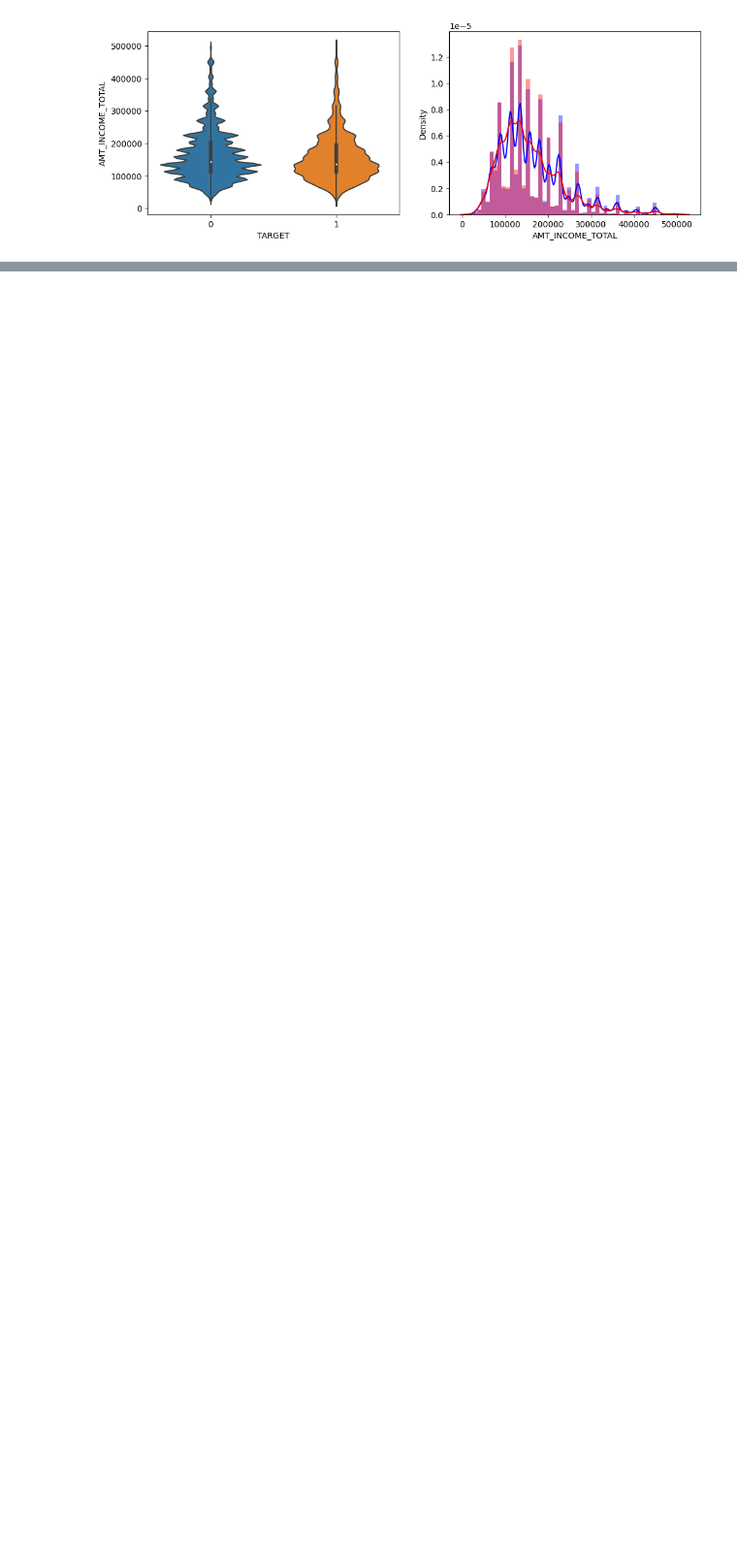
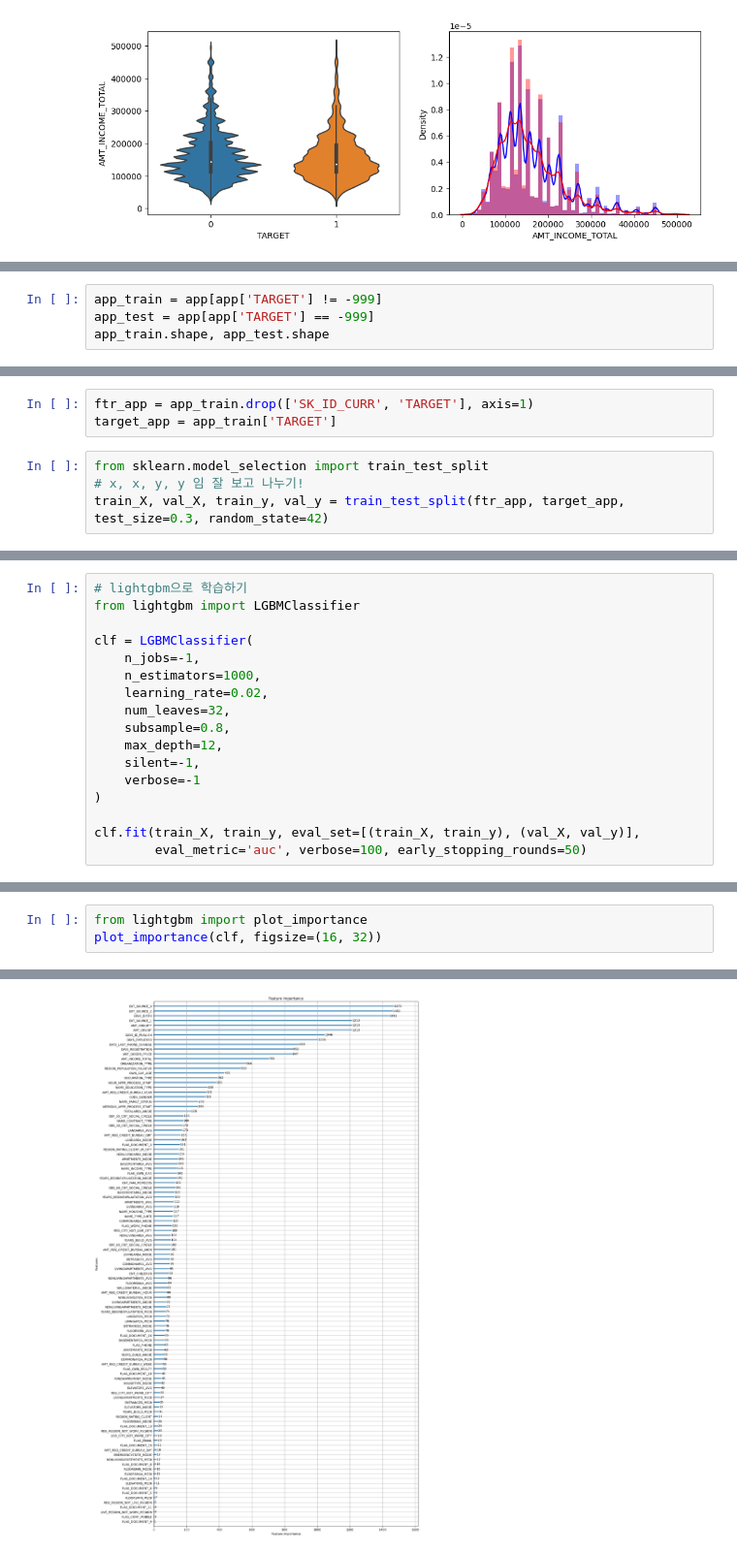
Before and after one commit to minglet/ML_study, a Jupyter notebook: advanced_kaggle/app_baseline_01.ipynb, the cells around one changed output, grey strips where cells are left out. Shown at 97% size. Cells and saved outputs as stored; diff of their text form; blank space fills up the shorter version.

```diff
--- a/advanced_kaggle/app_baseline_01.ipynb
+++ b/advanced_kaggle/app_baseline_01.ipynb
@@ -206,0 +311,4 @@ https://gist.github.com/mwaskom/de44147ed2974457ad6372750bbe5751
+# %%
+app_train = app[app['TARGET'] != -999]
+app_test = app[app['TARGET'] == -999]
+app_train.shape, app_test.shape
@@ -206,0 +322,7 @@ https://gist.github.com/mwaskom/de44147ed2974457ad6372750bbe5751
+# %%
+ftr_app = app_train.drop(['SK_ID_CURR', 'TARGET'], axis=1)
+target_app = app_train['TARGET']
+# %%
+from sklearn.model_selection import train_test_split
+# x, x, y, y 임 잘 보고 나누기!
+train_X, val_X, train_y, val_y = train_test_split(ftr_app, target_app, test_size=0.3, random_state=42)
@@ -206,0 +333,17 @@ https://gist.github.com/mwaskom/de44147ed2974457ad6372750bbe5751
+# %%
+# lightgbm으로 학습하기
+from lightgbm import LGBMClassifier
+
+clf = LGBMClassifier(
+    n_jobs=-1,
+    n_estimators=1000,
+    learning_rate=0.02,
+    num_leaves=32,
+    subsample=0.8,
+    max_depth=12,
+    silent=-1,
+    verbose=-1
+)
+
+clf.fit(train_X, train_y, eval_set=[(train_X, train_y), (val_X, val_y)],
+        eval_metric='auc', verbose=100, early_stopping_rounds=50)
@@ -206,0 +363,4 @@ https://gist.github.com/mwaskom/de44147ed2974457ad6372750bbe5751
+# %%
+from lightgbm import plot_importance
+plot_importance(clf, figsize=(16, 32))
+# %% [output]
@@ -206,0 +368 @@ https://gist.github.com/mwaskom/de44147ed2974457ad6372750bbe5751
+[figure, added]
```
Also changed, not shown: parts of 23 cells of this notebook.
